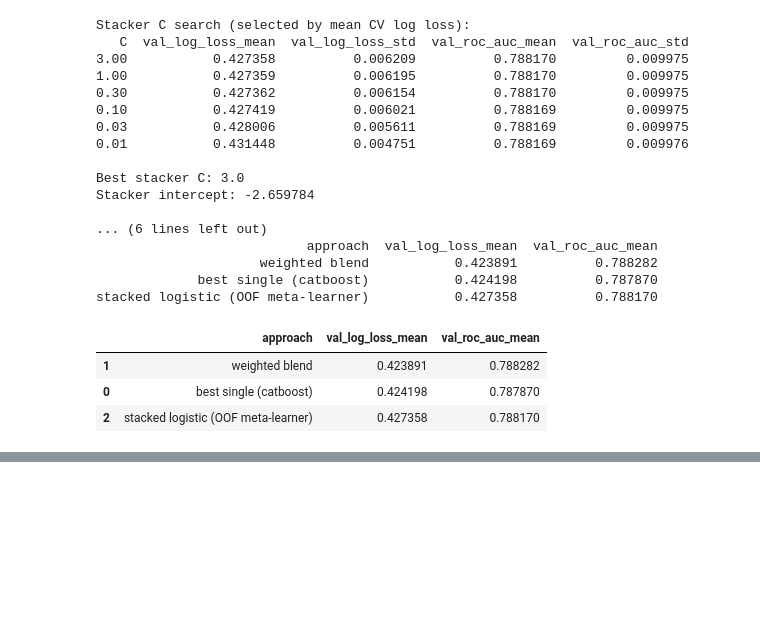
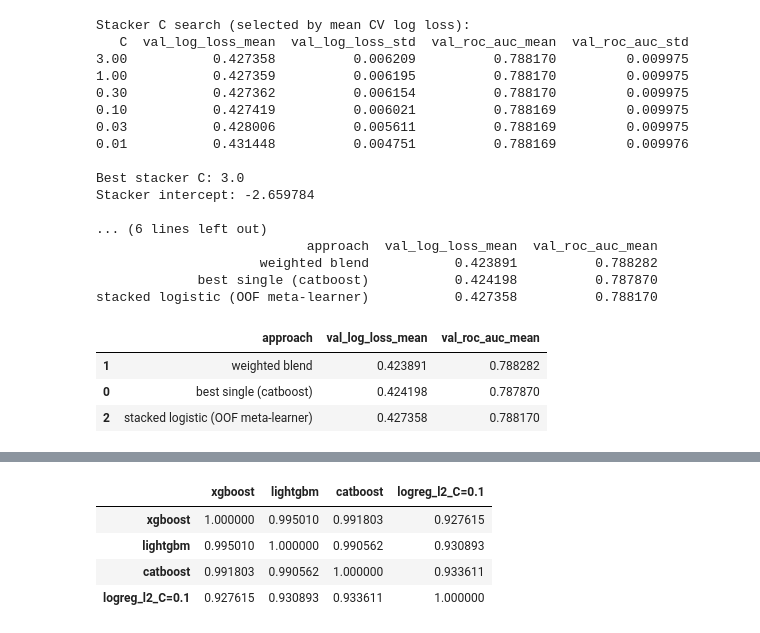
Before and after one commit to legendarystrat/interuni_datathon_2026, a Jupyter notebook: models.ipynb, the cells around one changed output, grey strips where cells are left out. Saved outputs shown, nothing was run; the diff lists cells and outputs as text; code cells hidden in the pictures; blank space fills up the shorter version.

Commit message:
more model development

```diff
--- a/models.ipynb
+++ b/models.ipynb
@@ -1703,0 +1878,74 @@ stacked logistic (OOF meta-learner)           0.427358          0.788170
+# %%
+def get_best_logreg_oof_probs(C, feature_cols):
+    model = Pipeline(
+        [
+            ("imputer", SimpleImputer(strategy="median")),
+            ("scaler", StandardScaler()),
+            (
+                "clf",
+                LogisticRegression(
+                    C=C,
+                    penalty="l2",
+                    max_iter=1000,
+                    solver="lbfgs",
+                    random_state=RANDOM_STATE,
+                ),
+            ),
+        ]
+    )
+    cv = StratifiedKFold(
+        n_splits=CV_FOLDS,
+        shuffle=True,
+        random_state=RANDOM_STATE,
+    )
+    return cross_val_predict(
+        model,
+        train_df[feature_cols],
+        y,
+        cv=cv,
+        method="predict_proba",
+        n_jobs=-1,
+    )[:, 1]
+
+
+if "LOGREG_BEST" not in globals():
+    if "logreg_comparison" in globals():
+        best_scaled_row = logreg_comparison[
+            logreg_comparison["model"].str.startswith("scaled")
+        ].iloc[0]
+        LOGREG_BEST_C = float(best_scaled_row["model"].split("C=")[1].rstrip(")"))
+    else:
+        LOGREG_BEST_C = 0.1
+
+logreg_feature_cols = FEATURE_SETS["all_engineered"]
+best_configs = load_optuna_best()
+
+tuned_logreg_oof = {
+    "xgboost": get_tuned_oof_probs("xgboost", best_configs["xgboost"]),
+    "lightgbm": get_tuned_oof_probs("lightgbm", best_configs["lightgbm"]),
+    "catboost": get_tuned_oof_probs("catboost", best_configs["catboost"]),
+    f"logreg_l2_C={LOGREG_BEST_C}": get_best_logreg_oof_probs(
+        LOGREG_BEST_C, logreg_feature_cols
+    ),
+}
+
+oof_corr_df = pd.DataFrame(tuned_logreg_oof)
+
+print(f"Best scaled L2 logistic: C={LOGREG_BEST_C}")
+print("\nPearson correlation (OOF probabilities)")
+print(oof_corr_df.corr(method="pearson").to_string())
+print("\nSpearman correlation (OOF probabilities)")
+print(oof_corr_df.corr(method="spearman").to_string())
+
+print("\nLogistic vs boosting (Pearson / Spearman):")
+for model_name in ["xgboost", "lightgbm", "catboost"]:
+    pearson = oof_corr_df[f"logreg_l2_C={LOGREG_BEST_C}"].corr(
+        oof_corr_df[model_name], method="pearson"
+    )
+    spearman = oof_corr_df[f"logreg_l2_C={LOGREG_BEST_C}"].corr(
+        oof_corr_df[model_name], method="spearman"
+    )
+    print(f"  {model_name}: {pearson:.6f} / {spearman:.6f}")
+
+oof_corr_df.corr(method="pearson")
+# %% [output]
@@ -1703,0 +1972,5 @@ stacked logistic (OOF meta-learner)           0.427358          0.788170
+|  | xgboost | lightgbm | catboost | logreg_l2_C=0.1 |
+| xgboost | 1.000000 | 0.995010 | 0.991803 | 0.927615 |
+| lightgbm | 0.995010 | 1.000000 | 0.990562 | 0.930893 |
+| catboost | 0.991803 | 0.990562 | 1.000000 | 0.933611 |
+| logreg_l2_C=0.1 | 0.927615 | 0.930893 | 0.933611 | 1.000000 |
```
Also changed, not shown: parts of 8 cells of this notebook.
